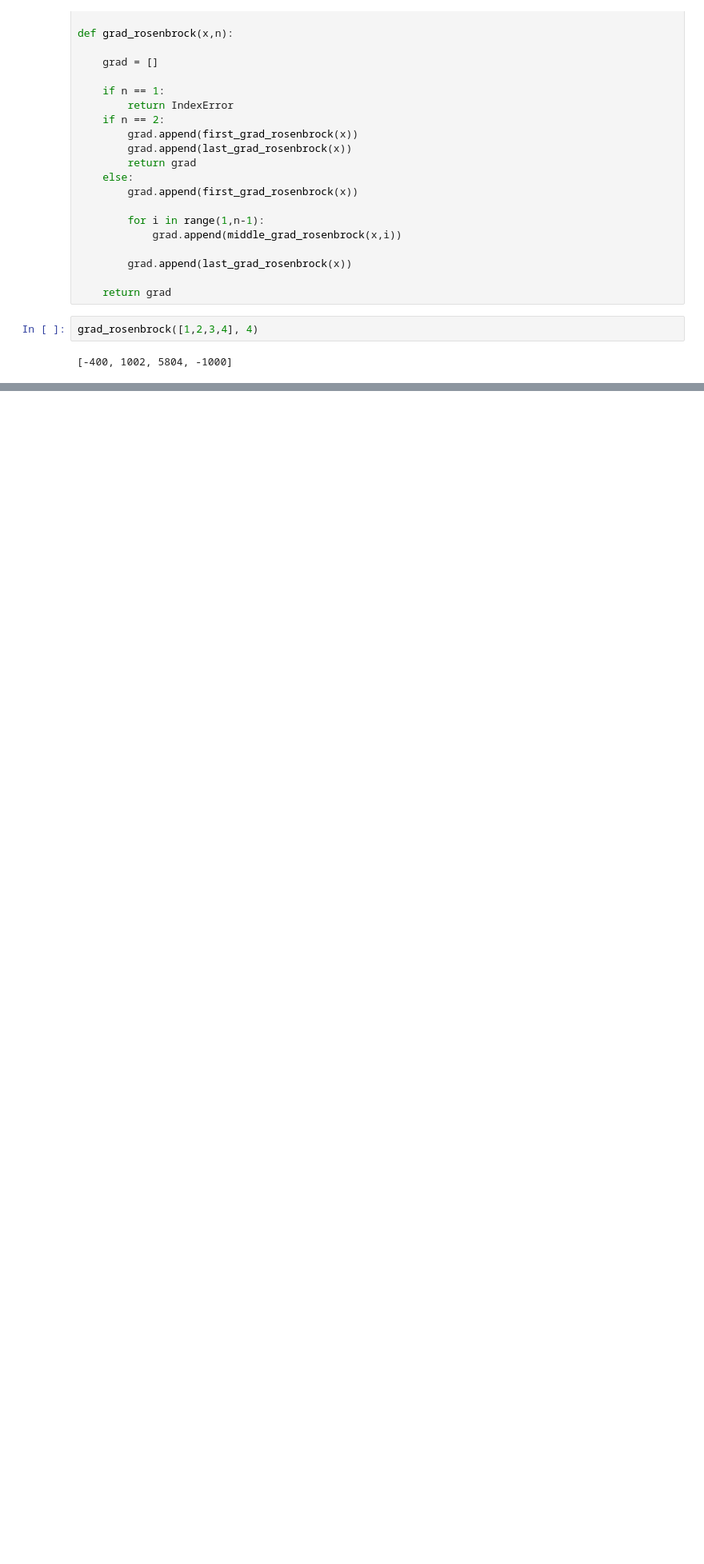
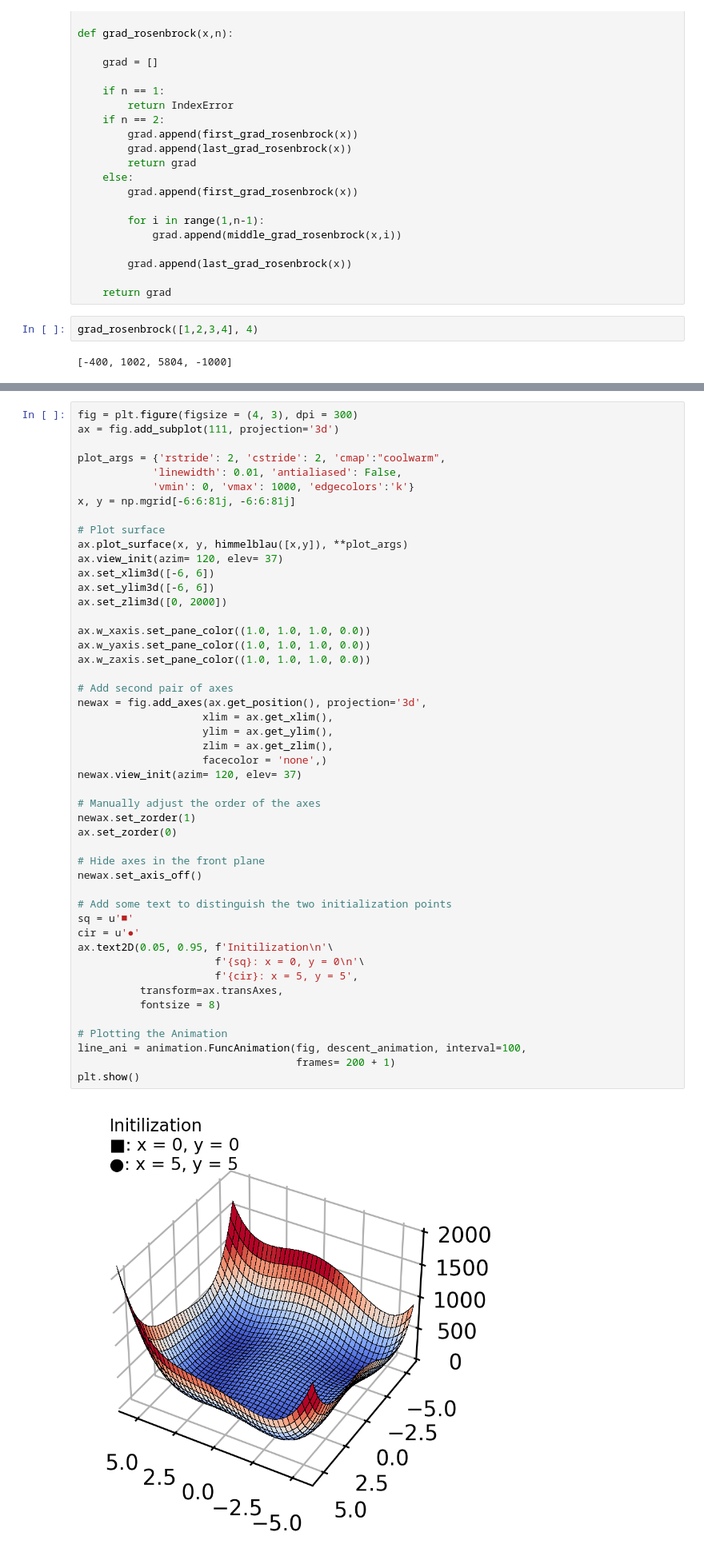
Before and after one commit to PedroSiqueira1/OptimizationMethods, a Jupyter notebook: lista3.ipynb, the cells around one changed output, grey strips where cells are left out. Shown at 80% size. Drawn from its saved outputs; the diff is of its cells as text; blank space fills up the shorter version.

```diff
--- a/lista3.ipynb
+++ b/lista3.ipynb
@@ -45,0 +205,50 @@ grad_rosenbrock([1,2,3,4], 4)
+# %%
+fig = plt.figure(figsize = (4, 3), dpi = 300)
+ax = fig.add_subplot(111, projection='3d')
+
+plot_args = {'rstride': 2, 'cstride': 2, 'cmap':"coolwarm",
+            'linewidth': 0.01, 'antialiased': False,
+            'vmin': 0, 'vmax': 1000, 'edgecolors':'k'}
+x, y = np.mgrid[-6:6:81j, -6:6:81j]
+
+# Plot surface
+ax.plot_surface(x, y, himmelblau([x,y]), **plot_args)
+ax.view_init(azim= 120, elev= 37)
+ax.set_xlim3d([-6, 6])
+ax.set_ylim3d([-6, 6])
+ax.set_zlim3d([0, 2000])
+
+ax.w_xaxis.set_pane_color((1.0, 1.0, 1.0, 0.0))
+ax.w_yaxis.set_pane_color((1.0, 1.0, 1.0, 0.0))
+ax.w_zaxis.set_pane_color((1.0, 1.0, 1.0, 0.0))
+
+# Add second pair of axes
+newax = fig.add_axes(ax.get_position(), projection='3d',
+                    xlim = ax.get_xlim(),
+                    ylim = ax.get_ylim(),
+                    zlim = ax.get_zlim(),
+                    facecolor = 'none',)
+newax.view_init(azim= 120, elev= 37)
+
+# Manually adjust the order of the axes
+newax.set_zorder(1)
+ax.set_zorder(0)
+
+# Hide axes in the front plane
+newax.set_axis_off()
+
+# Add some text to distinguish the two initialization points
+sq = u'■'
+cir = u'●'
+ax.text2D(0.05, 0.95, f'Initilization\n'\
+                      f'{sq}: x = 0, y = 0\n'\
+                      f'{cir}: x = 5, y = 5',
+          transform=ax.transAxes,
+          fontsize = 8)
+
+# Plotting the Animation
+line_ani = animation.FuncAnimation(fig, descent_animation, interval=100,
+                                   frames= 200 + 1)
+plt.show()
+# %% [output]
+[figure, added]
```
Also changed, not shown: parts of 13 cells of this notebook.
